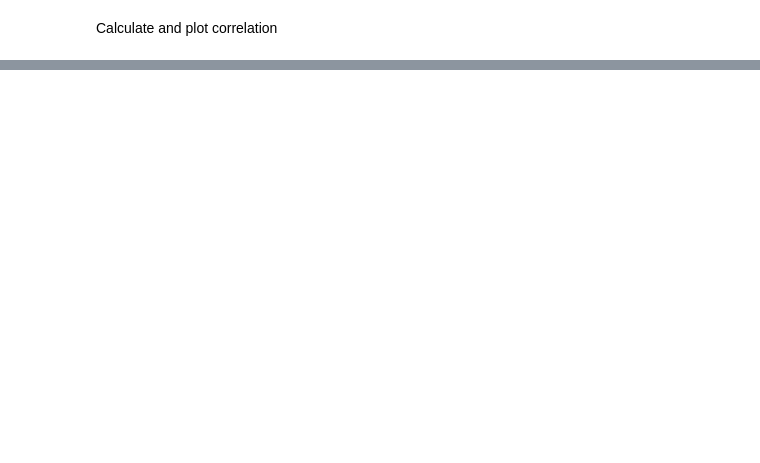
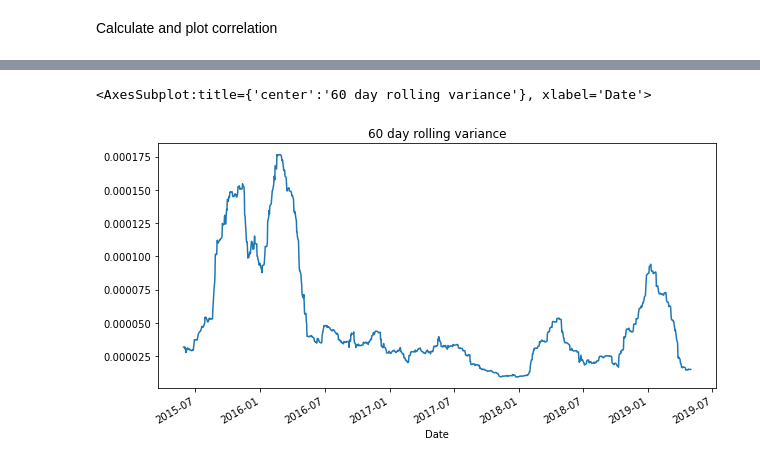
Before and after one commit to Jovan671/Pandas_Unit_04_assignment, a Jupyter notebook: main.ipynb, the cells around one changed output, grey strips where cells are left out. Cells and saved outputs as stored; diff of their text form; code cells hidden in the pictures; blank space fills up the shorter version.

```diff
--- a/main.ipynb
+++ b/main.ipynb
@@ -404,0 +603,8 @@ sns.heatmap(combined_newfile_3, vmin=-1, vmax=1, annot=True)
+# %%
+  # calculate 60 rolling variance
+
+rolling_variance = combined_newfile_3["Daily_returns"].rolling(window =60).var()
+rolling_variance.plot(figsize=(10,5), title = "60 day rolling variance")
+# %% [output]
+<AxesSubplot:title={'center':'60 day rolling variance'}, xlabel='Date'>
+[figure, added]
```
Also changed, not shown: parts of 34 cells of this notebook.
